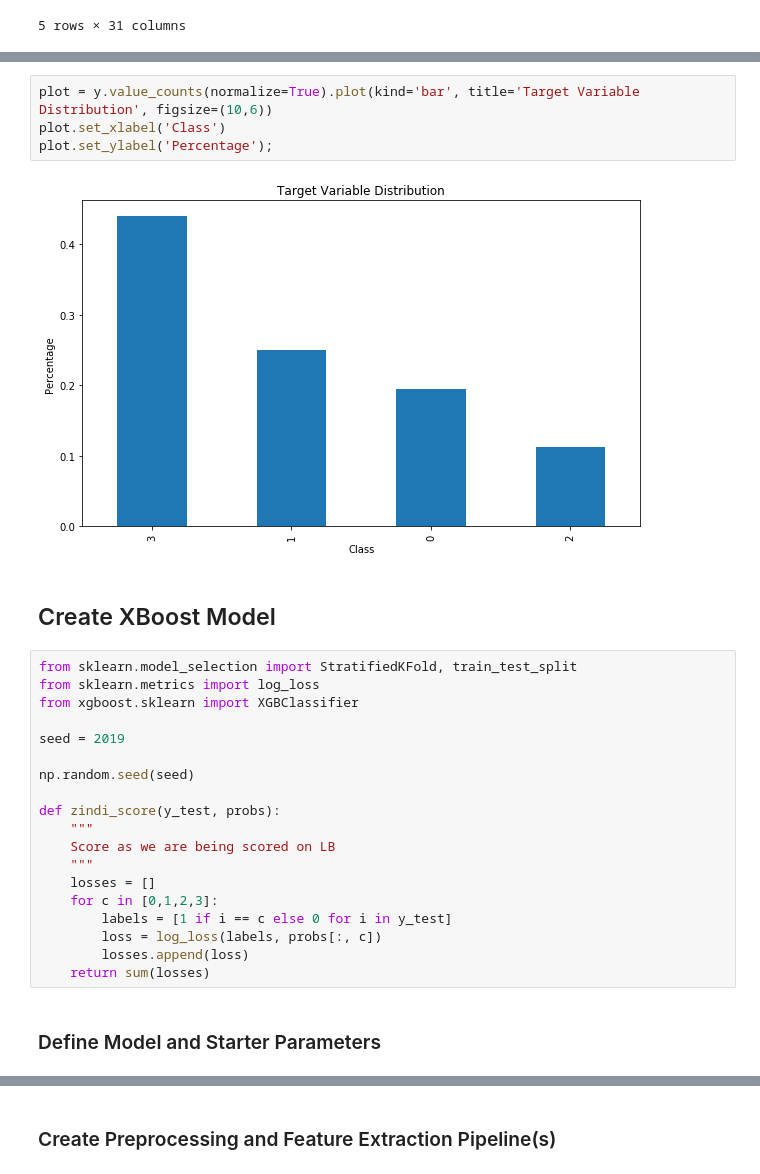
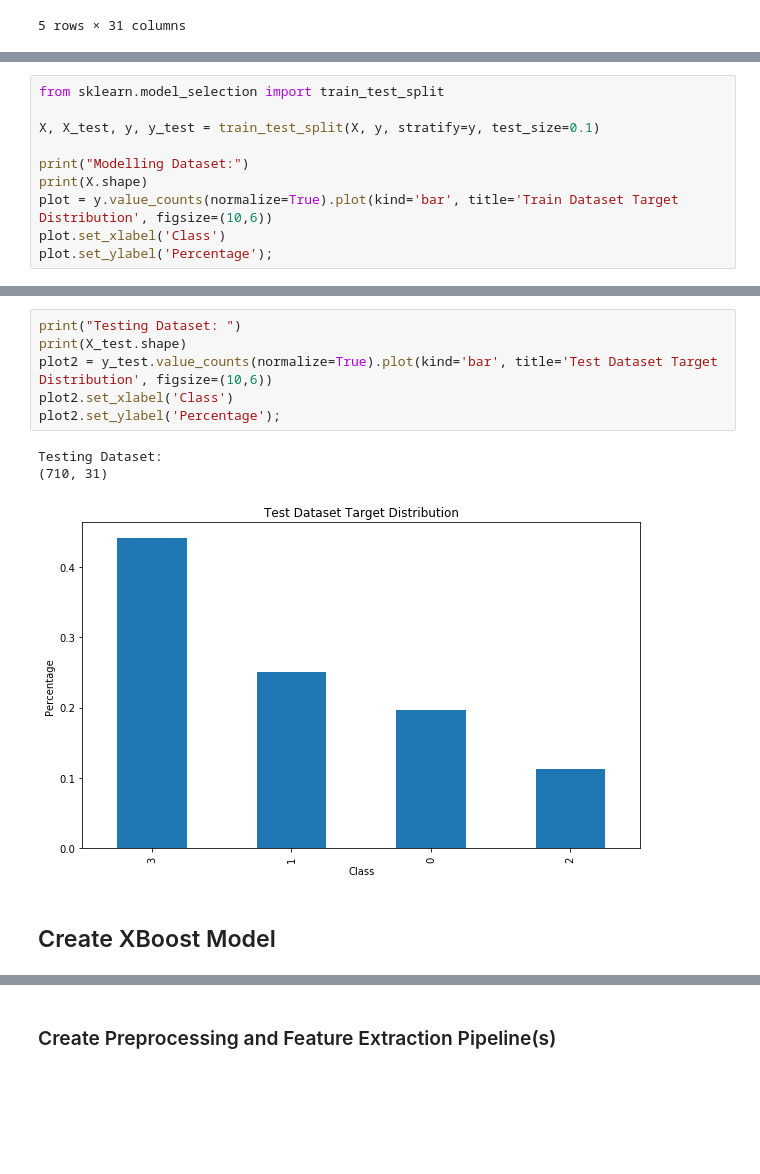
Before and after one commit to Rendiere/zindi-mobile-money, a Jupyter notebook: notebooks/modelling/xgboost_tuning.ipynb, the cells around one changed output, grey strips where cells are left out. Cells and saved outputs as stored; diff of their text form; blank space fills up the shorter version.

```diff
--- a/notebooks/modelling/xgboost_tuning.ipynb
+++ b/notebooks/modelling/xgboost_tuning.ipynb
@@ -34,0 +37,10 @@ X.head()
+# %%
+from sklearn.model_selection import train_test_split
+
+X, X_test, y, y_test = train_test_split(X, y, stratify=y, test_size=0.1)
+
+print("Modelling Dataset:")
+print(X.shape)
+plot = y.value_counts(normalize=True).plot(kind='bar', title='Train Dataset Target Distribution', figsize=(10,6))
+plot.set_xlabel('Class')
+plot.set_ylabel('Percentage');
@@ -35,30 +51,13 @@ X.head()
 # %%
-plot = y.value_counts(normalize=True).plot(kind='bar', title='Target Variable Distribution', figsize=(10,6))
-plot.set_xlabel('Class')
-plot.set_ylabel('Percentage');
+print("Testing Dataset: ")
+print(X_test.shape)
+plot2 = y_test.value_counts(normalize=True).plot(kind='bar', title='Test Dataset Target Distribution', figsize=(10,6))
+plot2.set_xlabel('Class')
+plot2.set_ylabel('Percentage');
 # %% [output]
+Testing Dataset:
+(710, 31)
-[figure, old version]
+[figure, new version]
 # %% [markdown]
 ## Create XBoost Model
-# %%
-from sklearn.model_selection import StratifiedKFold, train_test_split
-from sklearn.metrics import log_loss
-from xgboost.sklearn import XGBClassifier
-
-seed = 2019
-
-np.random.seed(seed)
-
-def zindi_score(y_test, probs):
-    """
-    Score as we are being scored on LB
-    """
-    losses = []
-    for c in [0,1,2,3]:
-        labels = [1 if i == c else 0 for i in y_test]
-        loss = log_loss(labels, probs[:, c])
-        losses.append(loss)
-    return sum(losses)
-# %% [markdown]
-### Define Model and Starter Parameters
 # %%
```
Also changed, not shown: parts of 49 cells of this notebook, 11 other files.
